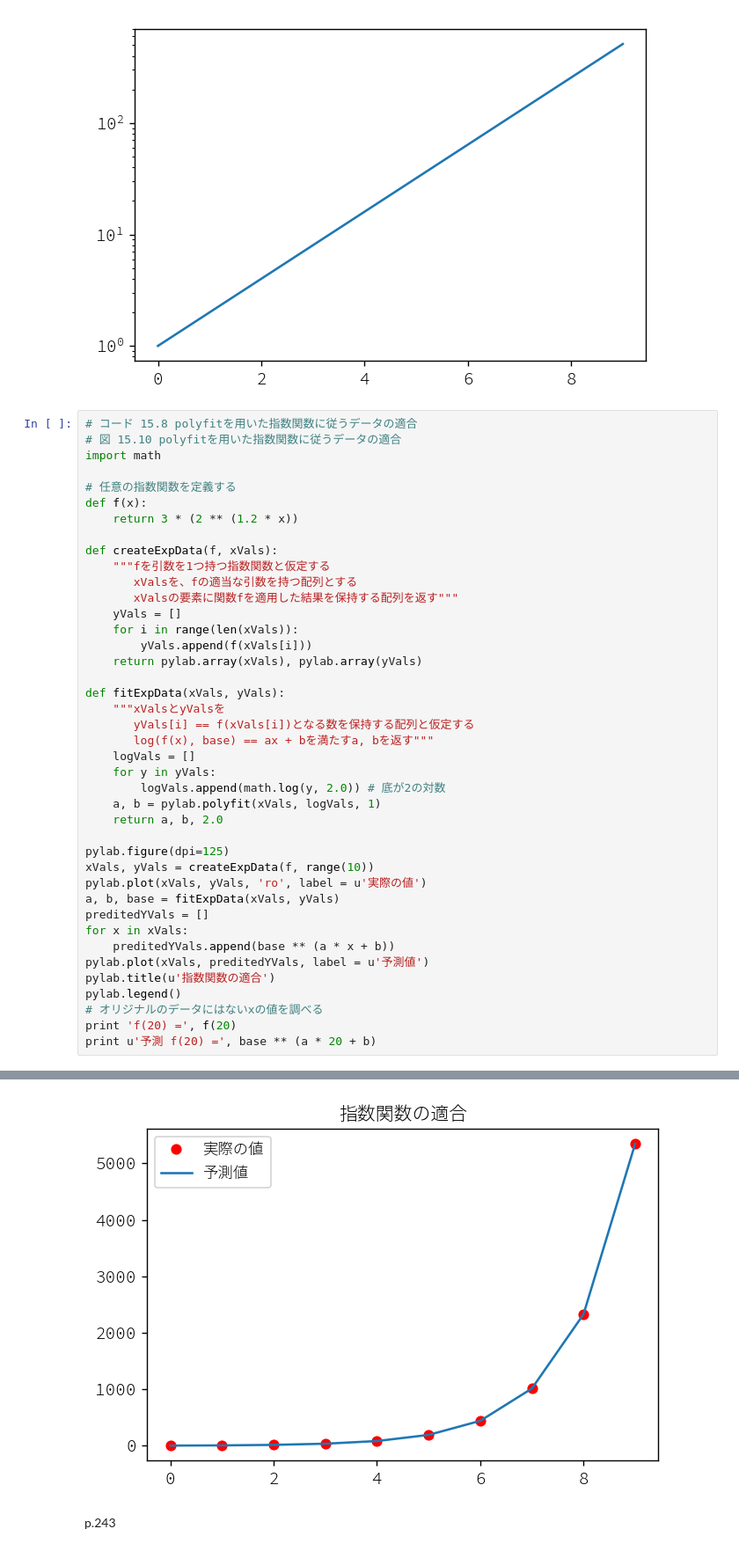
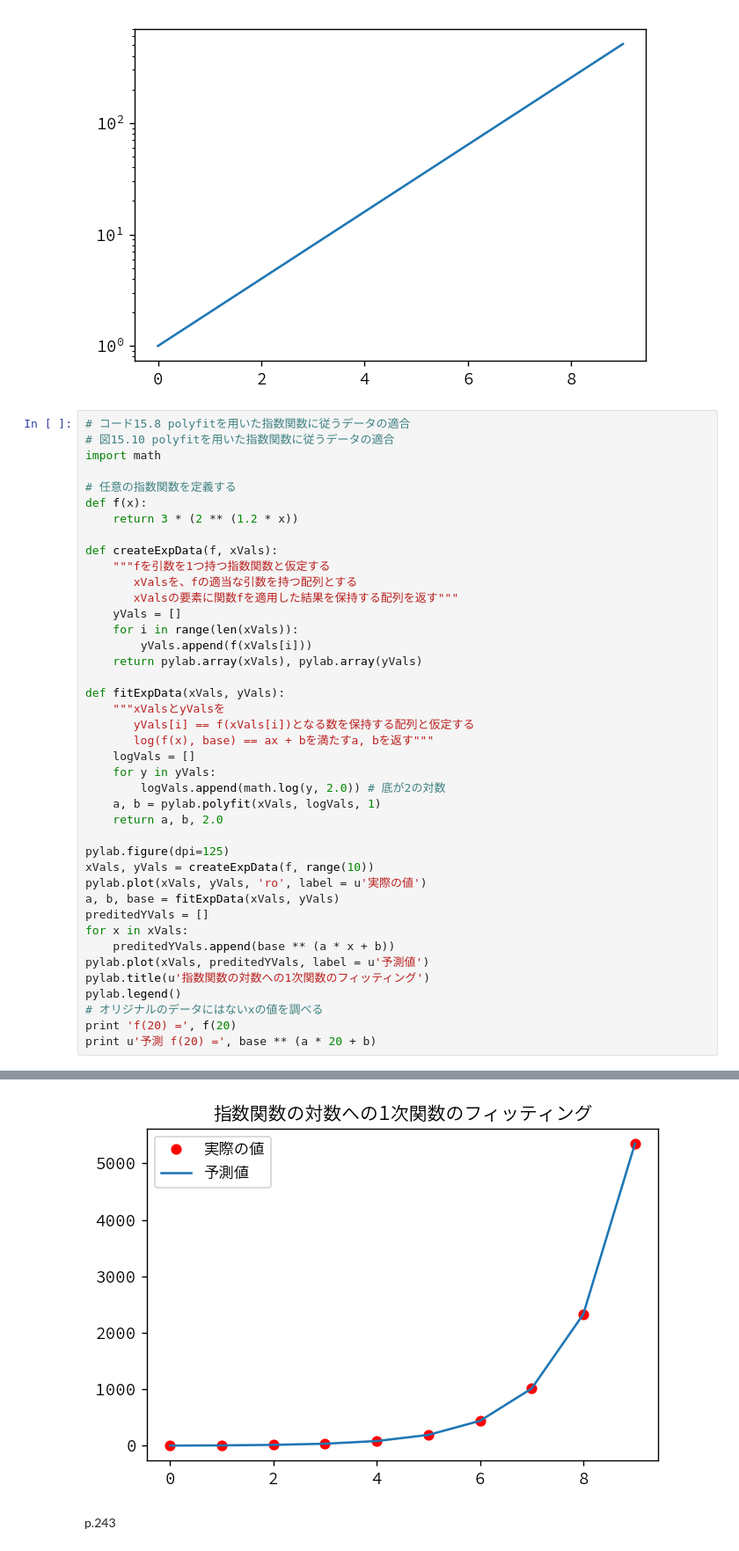
Before and after one commit to akokubo/jupyter-notebook-python2, a Jupyter notebook: 第15章 実験データの理解.ipynb, the cells around one changed output, grey strips where cells are left out. Shown at 88% size. Drawn from its saved outputs; the diff is of its cells as text.

```diff
--- a/第15章 実験データの理解.ipynb
+++ b/第15章 実験データの理解.ipynb
@@ -345,8 +340,8 @@ pylab.semilogy()
 []
 [figure]
 # %%
-# コード 15.8 polyfitを用いた指数関数に従うデータの適合
-# 図 15.10 polyfitを用いた指数関数に従うデータの適合
+# コード15.8 polyfitを用いた指数関数に従うデータの適合
+# 図15.10 polyfitを用いた指数関数に従うデータの適合
 import math
 
 # 任意の指数関数を定義する
@@ -360,35 +355,35 @@ def createExpData(f, xVals):
     yVals = []
     for i in range(len(xVals)):
         yVals.append(f(xVals[i]))
     return pylab.array(xVals), pylab.array(yVals)
 
 def fitExpData(xVals, yVals):
     """xValsとyValsを
        yVals[i] == f(xVals[i])となる数を保持する配列と仮定する
        log(f(x), base) == ax + bを満たすa, bを返す"""
     logVals = []
     for y in yVals:
         logVals.append(math.log(y, 2.0)) # 底が2の対数
     a, b = pylab.polyfit(xVals, logVals, 1)
     return a, b, 2.0
 
 pylab.figure(dpi=125)
 xVals, yVals = createExpData(f, range(10))
 pylab.plot(xVals, yVals, 'ro', label = u'実際の値')
 a, b, base = fitExpData(xVals, yVals)
 preditedYVals = []
 for x in xVals:
     preditedYVals.append(base ** (a * x + b))
 pylab.plot(xVals, preditedYVals, label = u'予測値')
-pylab.title(u'指数関数の適合')
+pylab.title(u'指数関数の対数への1次関数のフィッティング')
 pylab.legend()
 # オリジナルのデータにはないxの値を調べる
 print 'f(20) =', f(20)
 print u'予測 f(20) =', base ** (a * 20 + b)
 # %% [output]
 f(20) = 50331648.0
 予測 f(20) = 50331647.999999814
-[figure, old version]
+[figure, new version]
 # %% [markdown]
 p.243
 # %%
```
Also changed, not shown: parts of 25 cells of this notebook, 1 other file.
